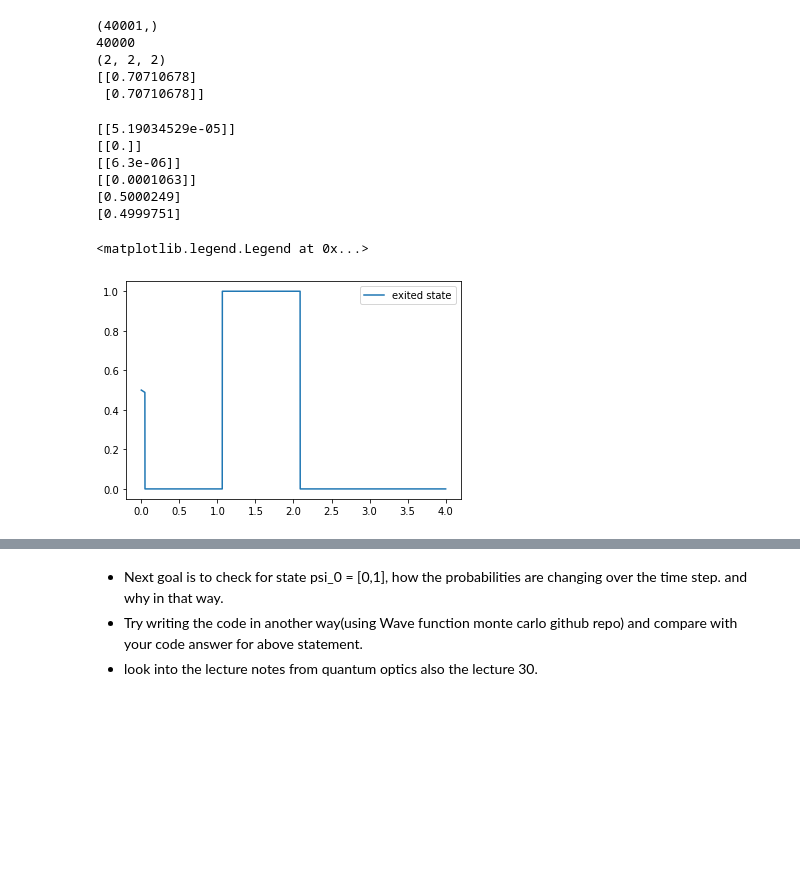
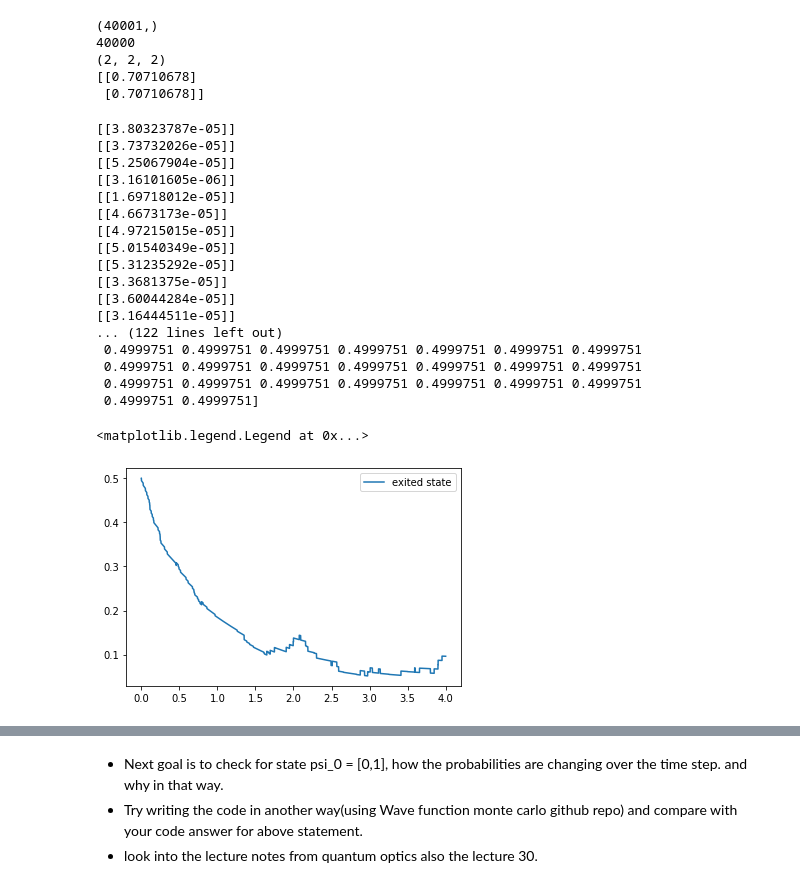
Before and after one commit to ubsuny/superconducting-qubit-raspi2, a Jupyter notebook: quantum_Monte_carlo_wavefunction.ipynb, the cells around one changed output, grey strips where cells are left out. Saved outputs shown, nothing was run; the diff lists cells and outputs as text; code cells hidden in the pictures; blank space fills up the shorter version.

```diff
--- a/quantum_Monte_carlo_wavefunction.ipynb
+++ b/quantum_Monte_carlo_wavefunction.ipynb
@@ -19,19 +53,4 @@ print(step)
 # %% [output]
 (40001,)
 40000
-# %%
-def a(n):
-    '''
-        returns the annihilation operator for maximum n photons
-    '''
-    a = np.zeros((n+1,n+1))
-    b = np.arange(1,n+1)
-    np.fill_diagonal(a[:,1:],np.sqrt(b))
-    return a
-
-def adagger(n):
-    '''
-        returns the creation operator for maximum n photons
-    '''
-    return a(n).conj().T
 # %%
@@ -173,13 +201,13 @@ N_iter = 150
 ground_prob = np.zeros((N_iter,step+1))
 exited_prob = np.zeros((N_iter,step+1))
 for i in range(N_iter):
-    ground_prob[i,:],exited_prob[i,:] = QMCWF2(U,L,psi_0,step)
+    ground_prob[i,:],exited_prob[i,:] = QMCWF(U,L,psi_0,step)
 
 ground_avg = np.zeros(step+1)
 exited_avg = np.zeros(step+1)
 
-print( ground_prob[:,1])
-print(exited_prob[:,1])
+#print( ground_prob[:,1])
+#print(exited_prob[:,1])
 for i in range(step+1):
     ground_avg[i] = np.sum(ground_prob[:,i])/N_iter
     exited_avg[i] = np.sum(exited_prob[:,i])/N_iter
@@ -187,4 +215,7 @@ for i in range(step+1):
 
 plt.plot(tlist,ground_avg,label = "ground state")
 plt.plot(tlist,exited_avg, label = "exited state")
+plt.xlabel("time in sec")
+plt.ylabel("probability")
+plt.title("average over many trajectories for exited and ground states")
 plt.legend()
@@ -231,7 +251,7 @@ comparing the gamma = 1 theoretical value with the simulation =  1.9017340839778
 # %%
 # now for the more general part of quantum monte carlo
 psi_0 = np.array([[1/np.sqrt(2)],[1/np.sqrt(2)]])
-gamma = 1
+gamma = 1/0.129
 hbar = 1
 nth = 0.063
 c_1 = np.sqrt(gamma * (1 + nth)) * a(1)
@@ -247,11 +267,8 @@ H_eff = H - ((1j)*hbar)/2 * (np.dot(c_1.conj().T,c_1)+ np.dot(c_2.conj().T,c_2))
 U = np.eye(2) - ((1j)*dt)/hbar * H_eff
 U_dagger = U.conj().T
 
-print(tlist.shape)
-
-print(step)
-print(c_3.shape)
-print(psi_0)
+#print(tlist.shape)
+#print(c_3.shape)
 # %% [output]
 (40001,)
 40000
@@ -328,31 +278,45 @@ k_1 = np.dot(np.dot(psi_0i.conj().T,c_1.conj().T),np.dot(c_1,psi_0i))
 # %%
 # number of iterations
-N_iter = 1
+N_iter = 100
 
 ground_prob = np.zeros((N_iter,step+1))
 exited_prob = np.zeros((N_iter,step+1))
 for i in range(N_iter):
-    ground_prob[i,:],exited_prob[i,:] = QMCWF3(U,c_3,psi_0,step)
+    ground_prob[i,:],exited_prob[i,:] = QMCWF1(U,c_3,psi_0,step)
 
 ground_avg = np.zeros(step+1)
 exited_avg = np.zeros(step+1)
 
-print( ground_prob[:,1])
-print(exited_prob[:,1])
+#print( ground_prob[:,1])
+#print(exited_prob[:,1])
 for i in range(step+1):
     ground_avg[i] = np.sum(ground_prob[:,i])/N_iter
     exited_avg[i] = np.sum(exited_prob[:,i])/N_iter
 
 
 #plt.plot(tlist,ground_avg,label = "ground state")
 plt.plot(tlist,exited_avg, label = "exited state")
+plt.xlabel("time in sec")
+plt.ylabel("probability")
+plt.title("average over many trajectories for exited state")
 plt.legend()
 # %% [output]
-[[5.19034529e-05]]
-[[0.]]
-[[6.3e-06]]
-[[0.0001063]]
-[0.5000249]
-[0.4999751]
+[[3.80323787e-05]]
+[[3.73732026e-05]]
+[[5.25067904e-05]]
+[[3.16101605e-06]]
+[[1.69718012e-05]]
+[[4.6673173e-05]]
+[[4.97215015e-05]]
+[[5.01540349e-05]]
+[[5.31235292e-05]]
+[[3.3681375e-05]]
+[[3.60044284e-05]]
+[[3.16444511e-05]]
+... (122 lines left out)
+ 0.4999751 0.4999751 0.4999751 0.4999751 0.4999751 0.4999751 0.4999751
+ 0.4999751 0.4999751 0.4999751 0.4999751 0.4999751 0.4999751 0.4999751
+ 0.4999751 0.4999751 0.4999751 0.4999751 0.4999751 0.4999751 0.4999751
+ 0.4999751 0.4999751]
 <matplotlib.legend.Legend at 0x...>
-[figure, old version]
+[figure, new version]
```
Also changed, not shown: parts of 22 cells of this notebook, 4 other files.
